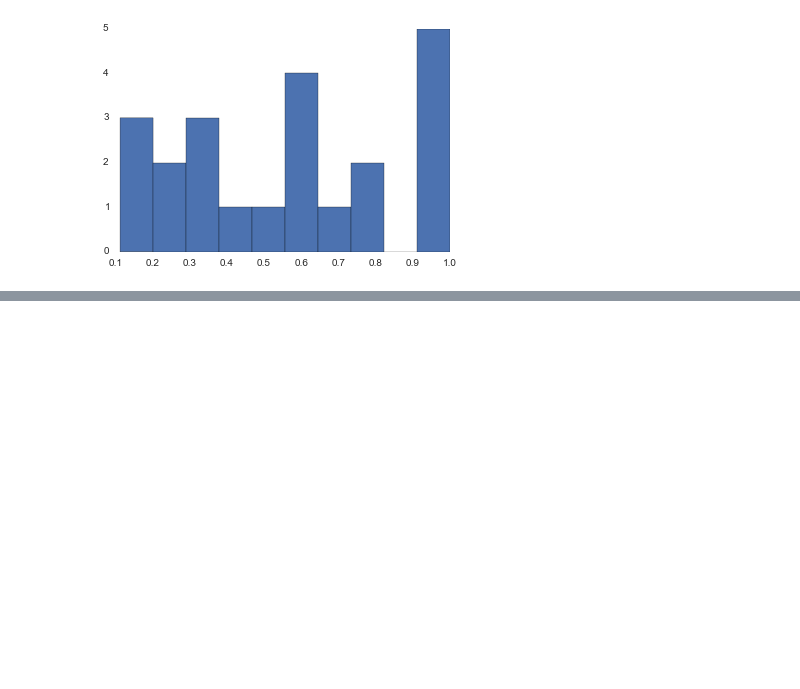
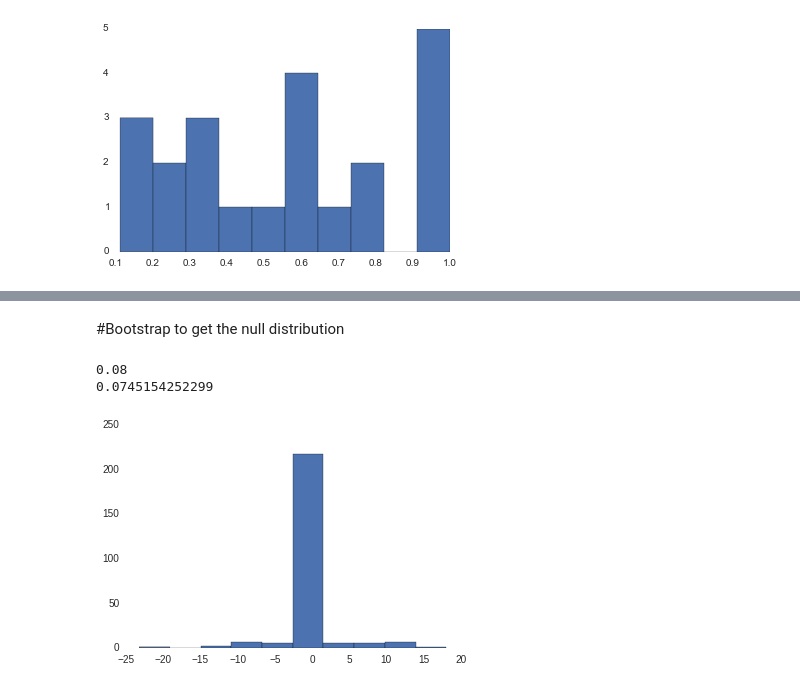
Before and after one commit to iancballard/feature-discrimination-analysis, a Jupyter notebook: RT_fitting.ipynb, the cells around one changed output, grey strips where cells are left out. Cells and saved outputs as stored; diff of their text form; code cells hidden in the pictures; blank space fills up the shorter version.

```diff
--- a/RT_fitting.ipynb
+++ b/RT_fitting.ipynb
@@ -619,0 +572,2 @@ for i in range(n_samples):
+# %% [markdown]
+#Bootstrap to get the null distribution
@@ -619,0 +604,21 @@ for i in range(n_samples):
+# %%
+params = []
+for n,o in enumerate(output):
+    if True:#o.success:
+        params.append(o.x)
+    else:
+        None
+params = np.array(params)
+
+# v_beta = -1.16
+v_beta = -.78
+
+a = params[:,3] < v_beta
+print float(np.sum(a))/len(params[:,3])
+plt.hist(params[:,3])
+
+print np.mean(params[:,3])
+# %% [output]
+0.08
+0.0745154252299
+[figure, added]
```
Also changed, not shown: parts of 57 cells of this notebook.
